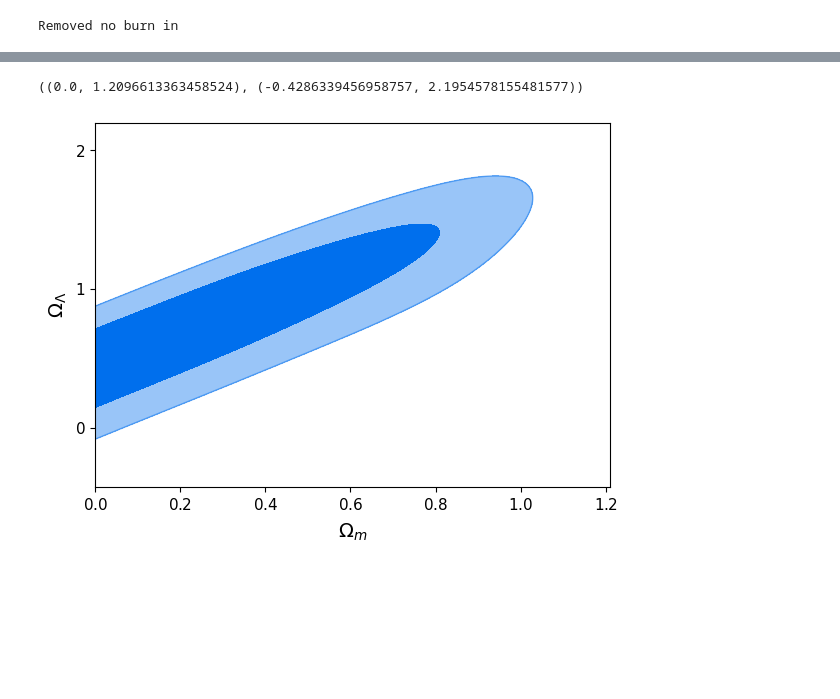
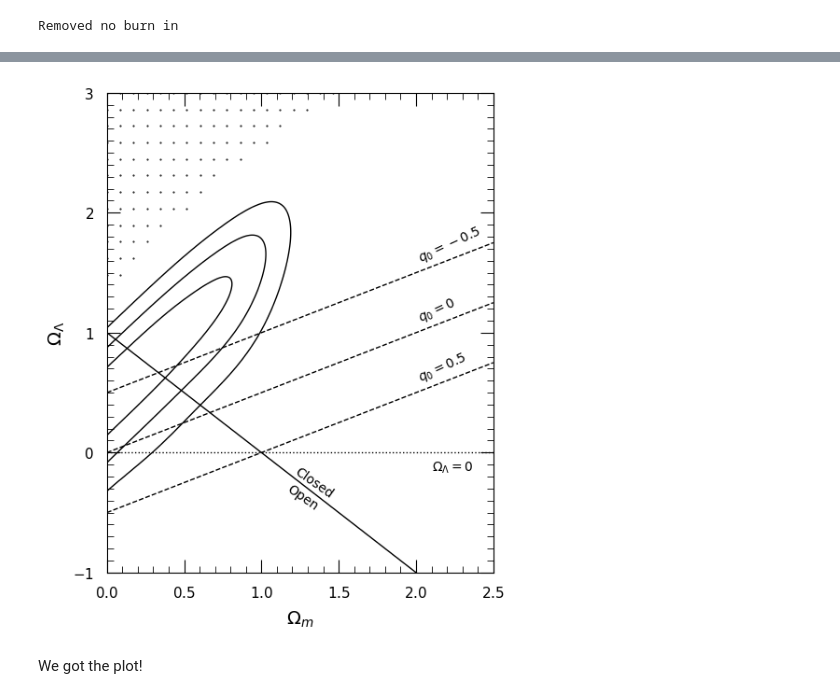
Before and after one commit to joaoreboucas1/riess, a Jupyter notebook: riess.ipynb, the cells around one changed output, grey strips where cells are left out. Drawn from its saved outputs; the diff is of its cells as text; code cells hidden in the pictures; blank space fills up the shorter version.

```diff
--- a/riess.ipynb
+++ b/riess.ipynb
@@ -318,6 +313,45 @@ g.triangle_plot(mcmc, filled=True)
-# %%
-g = plots.get_single_plotter()
-g.plot_2d(mcmc, "Omega_m", "Omega_Lambda", filled=True)
-# %% [output]
-((0.0, 1.2096613363458524), (-0.4286339456958757, 2.1954578155481577))
-[figure, removed]
+# %%
+g = plots.get_single_plotter(width_inch=5, ratio=30/25)
+g.settings.num_plot_contours = 3
+ax = g.get_axes()
+mcmc.updateSettings({"contours": [0.68, 0.95, 0.997]})
+g.plot_2d(mcmc, "Omega_m", "Omega_Lambda", ls='-', lws=1)
+ax.set_xlim([0, 2.5])
+ax.set_ylim([-1, 3])
+
+# Deceleration parameter lines
+om = np.linspace(0, 2.5, 50)
+ol = om/2 # q_0 = 0
+ax.plot(om, ol, color="black", ls="--", lw=1)
+ax.text(2.0, ol[-7], r"$q_0 = 0$", rotation=25)
+ol = om/2 - 0.5 # q_0 = 0.5
+ax.plot(om, ol, color="black", ls="--", lw=1)
+ax.text(2.0, ol[-7], r"$q_0 = 0.5$", rotation=25)
+ol = om/2 + 0.5 # q_0 = -0.5
+ax.plot(om, ol, color="black", ls="--", lw=1)
+ax.text(2.0, ol[-7], r"$q_0 = -0.5$", rotation=25)
+
+# Closed/Open line
+ol = 1 - om
+ax.plot(om, ol, color="black", ls="-", lw=1)
+ax.text(1.2, ol[-23], "Closed", rotation=-35)
+ax.text(1.15, ol[-21], "Open", rotation=-35)
+
+# Omega_Lambda = 0
+ol = 0*om
+ax.plot(om, ol, color="black", ls=":", lw=1)
+ax.text(2.1, -0.15, r"$\Omega_\Lambda = 0$")
+
+# No Big Bang points, we got them from a previous investigation
+for om in oms:
+    for ol in ols:
+        if np.isnan(chi2s[(om, ol)]): ax.scatter(om, ol, c='black', marker='.', s=1)
+
+ax.set_xticks(np.arange(0, 2.51, 0.1), minor=True)
+ax.set_yticks(np.arange(-1, 3, 0.1), minor=True)
+ax.tick_params(direction="in", length=10, top=True, right=True, pad=10)
+ax.tick_params(which="minor", direction="in", length=5, top=True, right=True)
+# %% [output]
+[figure, added]
+# %% [markdown]
+We got the plot!
```
Also changed, not shown: parts of 3 cells of this notebook, 1 other file.
